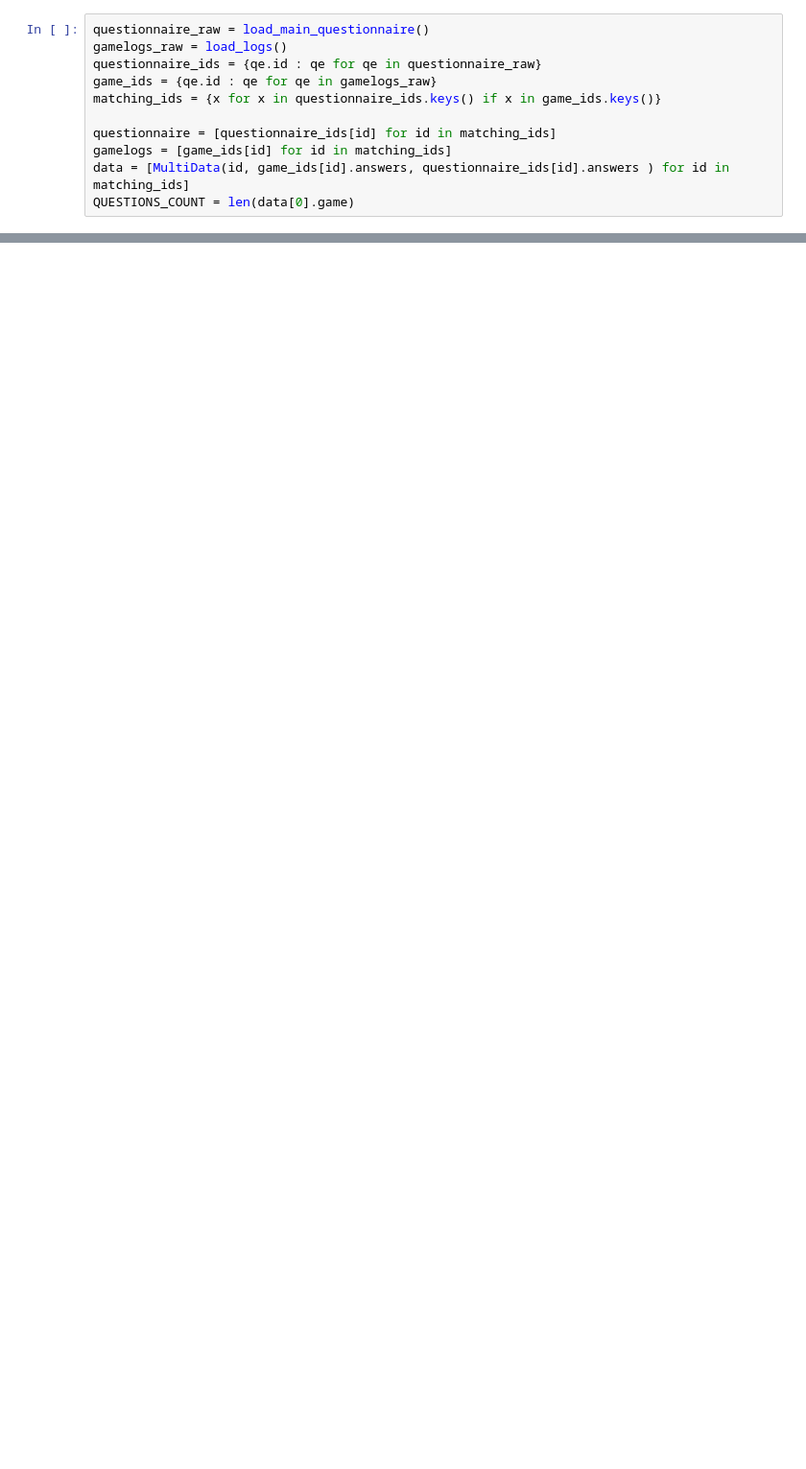
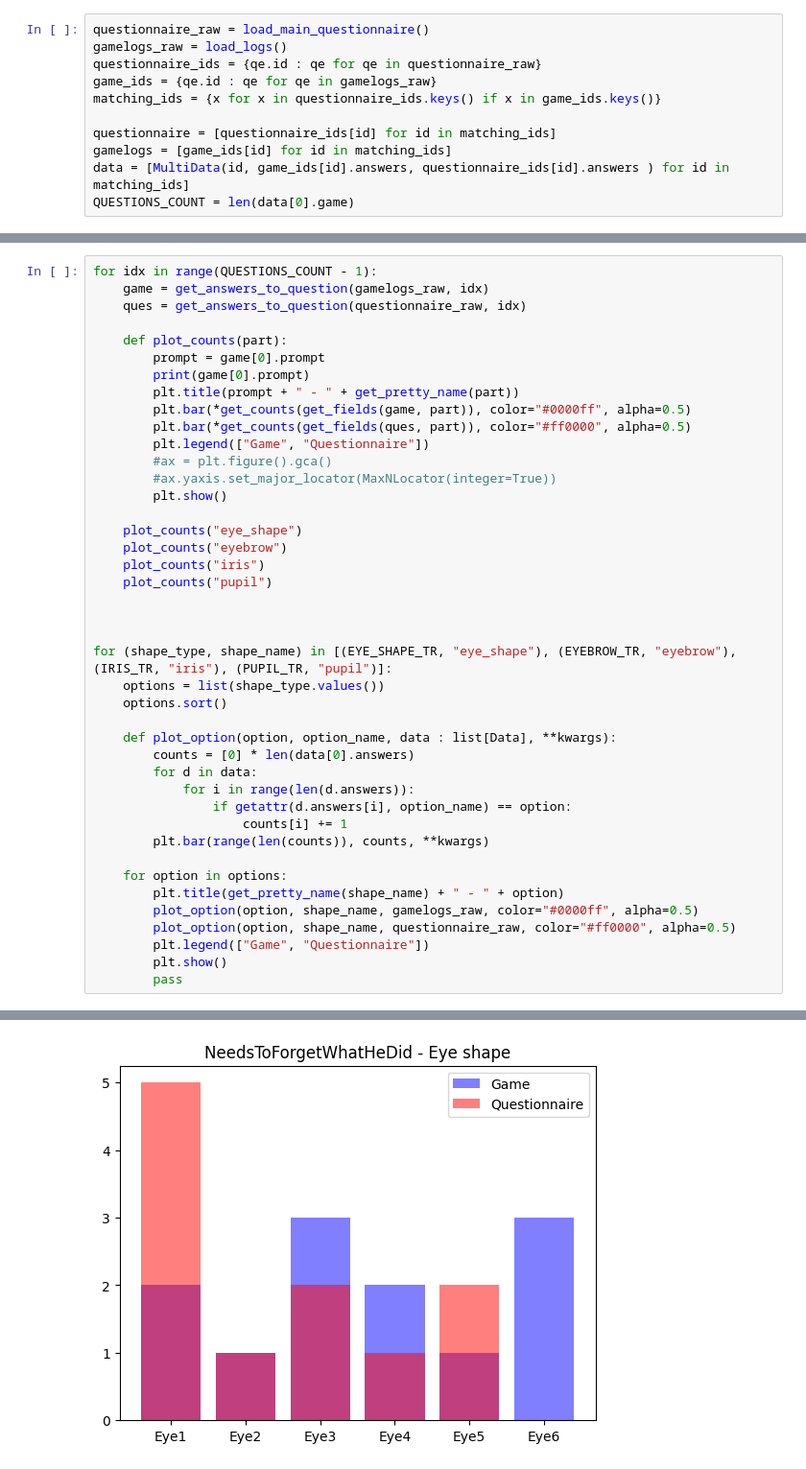
Before and after one commit to MarkusSecundus/Gamestudies-Experiment, a Jupyter notebook: analysis/process_logs.ipynb, the cells around one changed output, grey strips where cells are left out. Shown at 96% size. Drawn from its saved outputs; the diff is of its cells as text; blank space fills up the shorter version.

```diff
--- a/analysis/process_logs.ipynb
+++ b/analysis/process_logs.ipynb
@@ -181,0 +312,43 @@ LoyalKnight
+# %%
+for idx in range(QUESTIONS_COUNT - 1):
+	game = get_answers_to_question(gamelogs_raw, idx)
+	ques = get_answers_to_question(questionnaire_raw, idx)
+
+	def plot_counts(part):
+		prompt = game[0].prompt
+		print(game[0].prompt)
+		plt.title(prompt + " - " + get_pretty_name(part))
+		plt.bar(*get_counts(get_fields(game, part)), color="#0000ff", alpha=0.5)
+		plt.bar(*get_counts(get_fields(ques, part)), color="#ff0000", alpha=0.5)
+		plt.legend(["Game", "Questionnaire"])
+		#ax = plt.figure().gca()
+		#ax.yaxis.set_major_locator(MaxNLocator(integer=True))
+		plt.show()
+
+	plot_counts("eye_shape")
+	plot_counts("eyebrow")
+	plot_counts("iris")
+	plot_counts("pupil")
+
+
+
+for (shape_type, shape_name) in [(EYE_SHAPE_TR, "eye_shape"), (EYEBROW_TR, "eyebrow"), (IRIS_TR, "iris"), (PUPIL_TR, "pupil")]:
+	options = list(shape_type.values())
+	options.sort()
+
+	def plot_option(option, option_name, data : list[Data], **kwargs):
+		counts = [0] * len(data[0].answers)
+		for d in data:
+			for i in range(len(d.answers)):
+				if getattr(d.answers[i], option_name) == option:
+					counts[i] += 1
+		plt.bar(range(len(counts)), counts, **kwargs)
+
+	for option in options:
+		plt.title(get_pretty_name(shape_name) + " - " + option)
+		plot_option(option, shape_name, gamelogs_raw, color="#0000ff", alpha=0.5)
+		plot_option(option, shape_name, questionnaire_raw, color="#ff0000", alpha=0.5)
+		plt.legend(["Game", "Questionnaire"])
+		plt.show()
+		pass
+# %% [output]
@@ -181,0 +356 @@ LoyalKnight
+[figure, added]
```
Also changed, not shown: parts of 8 cells of this notebook.
